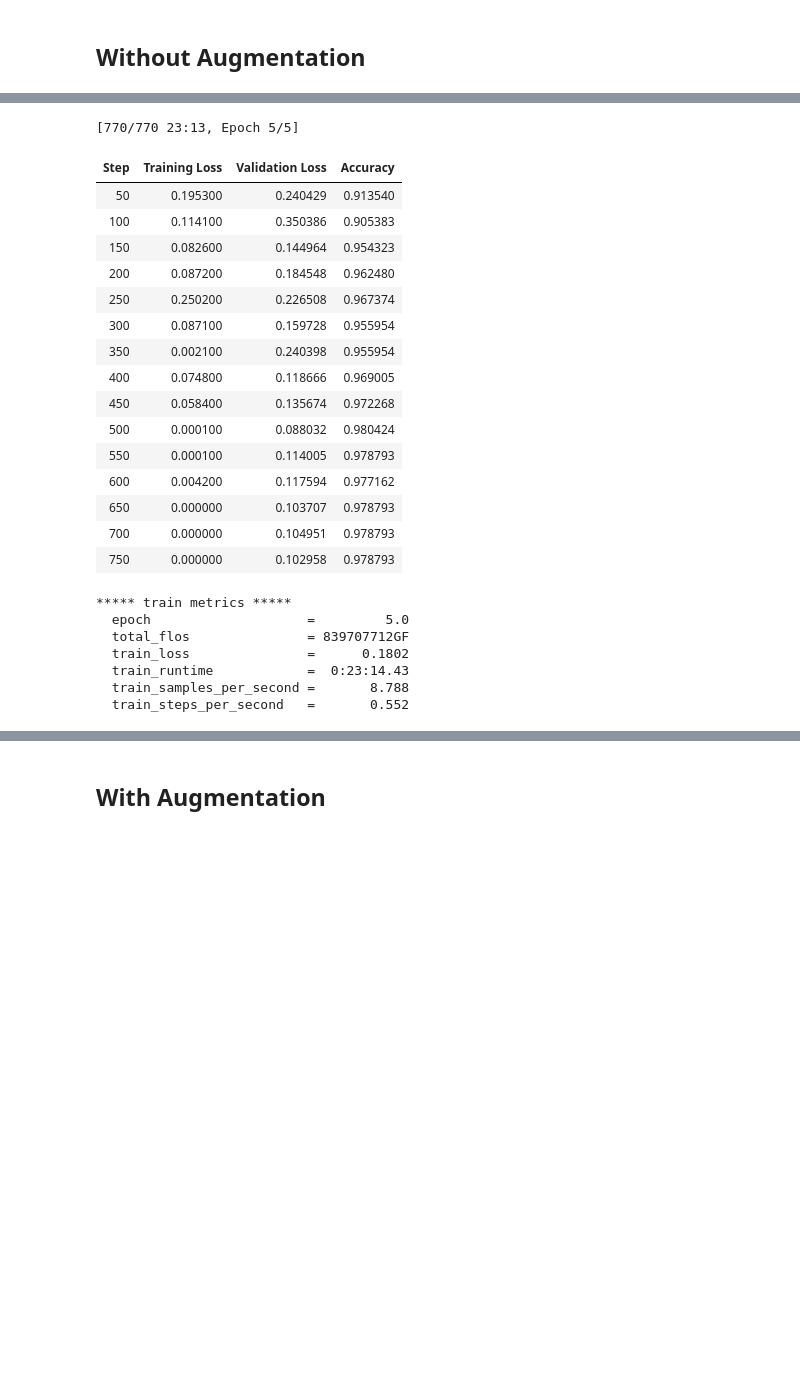
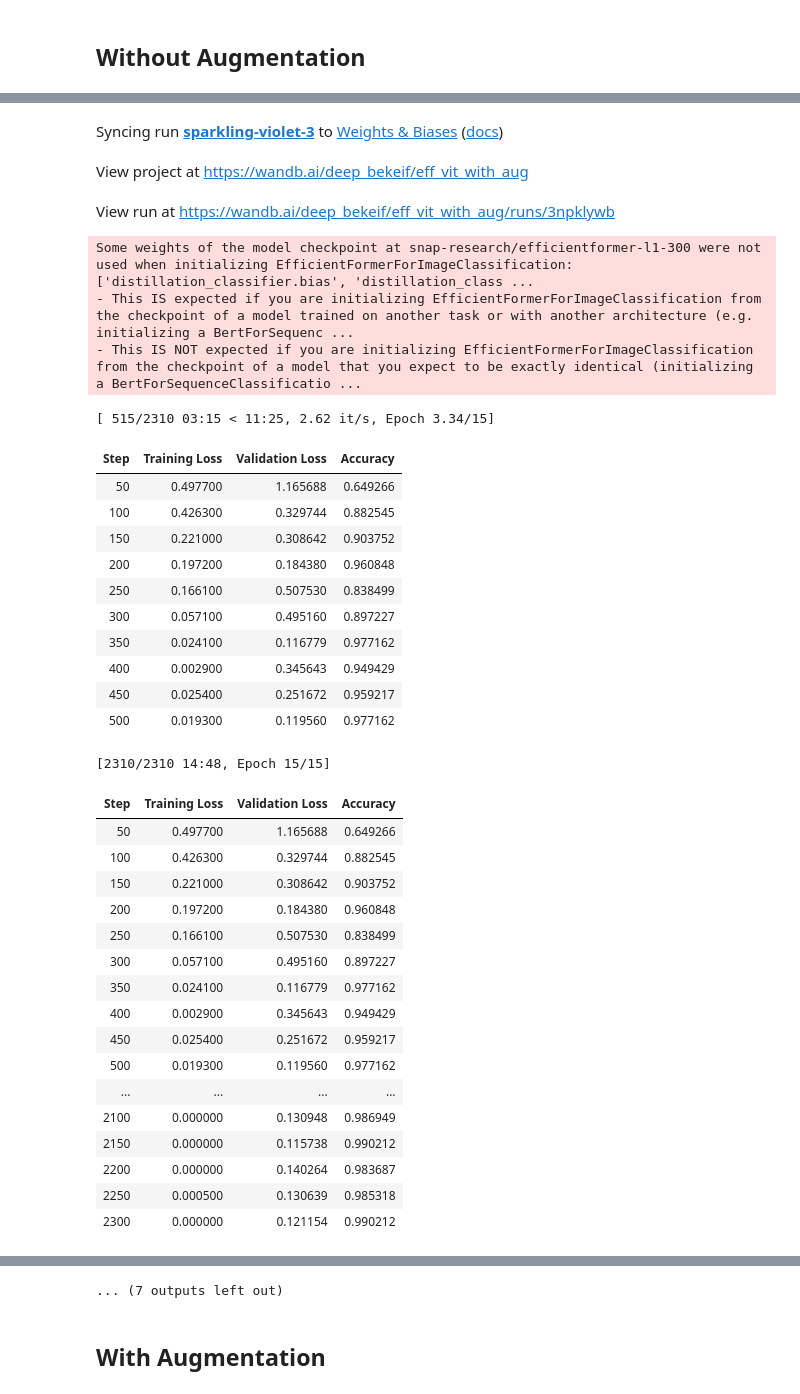
Before and after one commit to litvingil/BrainSight-Leveraging-Vision-Transformers-for-Tumor-Detection, a Jupyter notebook: BrainSight.ipynb, the cells around one changed output, grey strips where cells are left out. Saved outputs shown, nothing was run; the diff lists cells and outputs as text; code cells hidden in the pictures; blank space fills up the shorter version.

```diff
--- a/BrainSight.ipynb
+++ b/BrainSight.ipynb
@@ -859,9 +884,9 @@ from transformers import AutoImageProcessor
 # define the EfficientFormer Model
 def model_init():
   model = EfficientFormerForImageClassification.from_pretrained("snap-research/efficientformer-l1-300")
-  model.config.label2id = {tumor_type: i for i, tumor_type in enumerate(tumor_types)}
-  model.config.num_labels = len(tumor_types)
-  model.config.id2label = {str(i): tumor_type for i, tumor_type in enumerate(tumor_types)}
+  model.config.label2id = {tumor_type: i for i, tumor_type in enumerate(labels_names)}
+  model.config.num_labels = len(labels_names)
+  model.config.id2label = {str(i): tumor_type for i, tumor_type in enumerate(labels_names)}
   return model
 # %% [markdown]
 ##Create Transforms
@@ -925,7 +950,7 @@ training_args = TrainingArguments(
   output_dir=output_vit_no_aug,
   per_device_train_batch_size=16,
   evaluation_strategy="steps",
-  num_train_epochs=5,
+  num_train_epochs=15,
   fp16=True,
   save_steps=100,#100
   eval_steps=50,#100
@@ -934,7 +959,7 @@ training_args = TrainingArguments(
   save_total_limit=2,
   remove_unused_columns=False,
   push_to_hub=False,
-  report_to='tensorboard',
+  report_to='wandb',
   load_best_model_at_end=True,
   seed = seed
 )
@@ -954,10 +979,12 @@ Some weights of the model checkpoint at snap-research/efficientformer-l7-300 wer
 - This IS expected if you are initializing EfficientFormerForImageClassification from the checkpoint of a model trained on another task or with another architecture (e.g. initializing a BertForSequenc ...
 - This IS NOT expected if you are initializing EfficientFormerForImageClassification from the checkpoint of a model that you expect to be exactly identical (initializing a BertForSequenceClassificatio ...
 # %%
+wandb.init(project="eff_vit_with_aug")
 #Train model:
 train_results = trainer.train()
 trainer.save_model()
 trainer.log_metrics("train", train_results.metrics)
 trainer.save_metrics("train", train_results.metrics)
 trainer.save_state()
+wandb.finish()
 # %% [output]
@@ -967,24 +994,36 @@ Some weights of the model checkpoint at snap-research/efficientformer-l7-300 wer
+Syncing run sparkling-violet-3 to Weights & Biases (docs)
+View project at https://wandb.ai/deep_bekeif/eff_vit_with_aug
+View run at https://wandb.ai/deep_bekeif/eff_vit_with_aug/runs/3npklywb
-[770/770 23:13, Epoch 5/5]
+Some weights of the model checkpoint at snap-research/efficientformer-l1-300 were not used when initializing EfficientFormerForImageClassification: ['distillation_classifier.bias', 'distillation_class ...
+- This IS expected if you are initializing EfficientFormerForImageClassification from the checkpoint of a model trained on another task or with another architecture (e.g. initializing a BertForSequenc ...
+- This IS NOT expected if you are initializing EfficientFormerForImageClassification from the checkpoint of a model that you expect to be exactly identical (initializing a BertForSequenceClassificatio ...
+[ 515/2310 03:15 < 11:25, 2.62 it/s, Epoch 3.34/15]
 | Step | Training Loss | Validation Loss | Accuracy |
-| 50 | 0.195300 | 0.240429 | 0.913540 |
-| 100 | 0.114100 | 0.350386 | 0.905383 |
-| 150 | 0.082600 | 0.144964 | 0.954323 |
-| 200 | 0.087200 | 0.184548 | 0.962480 |
-| 250 | 0.250200 | 0.226508 | 0.967374 |
-| 300 | 0.087100 | 0.159728 | 0.955954 |
-| 350 | 0.002100 | 0.240398 | 0.955954 |
-| 400 | 0.074800 | 0.118666 | 0.969005 |
-| 450 | 0.058400 | 0.135674 | 0.972268 |
-| 500 | 0.000100 | 0.088032 | 0.980424 |
-| 550 | 0.000100 | 0.114005 | 0.978793 |
-| 600 | 0.004200 | 0.117594 | 0.977162 |
-| 650 | 0.000000 | 0.103707 | 0.978793 |
-| 700 | 0.000000 | 0.104951 | 0.978793 |
-| 750 | 0.000000 | 0.102958 | 0.978793 |
+| 50 | 0.497700 | 1.165688 | 0.649266 |
+| 100 | 0.426300 | 0.329744 | 0.882545 |
+| 150 | 0.221000 | 0.308642 | 0.903752 |
+| 200 | 0.197200 | 0.184380 | 0.960848 |
+| 250 | 0.166100 | 0.507530 | 0.838499 |
+| 300 | 0.057100 | 0.495160 | 0.897227 |
+| 350 | 0.024100 | 0.116779 | 0.977162 |
+| 400 | 0.002900 | 0.345643 | 0.949429 |
+| 450 | 0.025400 | 0.251672 | 0.959217 |
+| 500 | 0.019300 | 0.119560 | 0.977162 |
-***** train metrics *****
-  epoch                    =         5.0
-  total_flos               = 839707712GF
-  train_loss               =      0.1802
-  train_runtime            =  0:23:14.43
-  train_samples_per_second =       8.788
-  train_steps_per_second   =       0.552
+[2310/2310 14:48, Epoch 15/15]
+| Step | Training Loss | Validation Loss | Accuracy |
+| 50 | 0.497700 | 1.165688 | 0.649266 |
+| 100 | 0.426300 | 0.329744 | 0.882545 |
+| 150 | 0.221000 | 0.308642 | 0.903752 |
+| 200 | 0.197200 | 0.184380 | 0.960848 |
+| 250 | 0.166100 | 0.507530 | 0.838499 |
+| 300 | 0.057100 | 0.495160 | 0.897227 |
+| 350 | 0.024100 | 0.116779 | 0.977162 |
+| 400 | 0.002900 | 0.345643 | 0.949429 |
+| 450 | 0.025400 | 0.251672 | 0.959217 |
+| 500 | 0.019300 | 0.119560 | 0.977162 |
+| ... | ... | ... | ... |
+| 2100 | 0.000000 | 0.130948 | 0.986949 |
+| 2150 | 0.000000 | 0.115738 | 0.990212 |
+| 2200 | 0.000000 | 0.140264 | 0.983687 |
+| 2250 | 0.000500 | 0.130639 | 0.985318 |
+| 2300 | 0.000000 | 0.121154 | 0.990212 |
@@ -991,3 +1037,4 @@ Some weights of the model checkpoint at snap-research/efficientformer-l7-300 wer
+... (7 outputs left out)
 # %% [markdown]
 ## With Augmentation
 # %%
```
Also changed, not shown: parts of 7 cells of this notebook.
